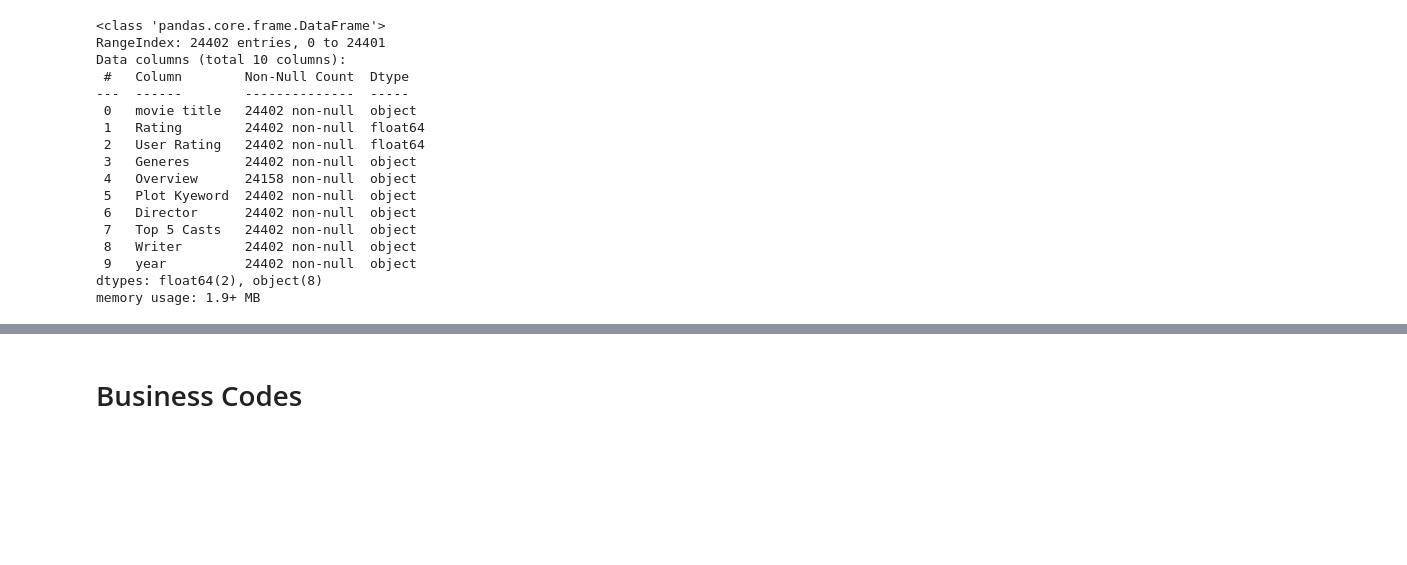
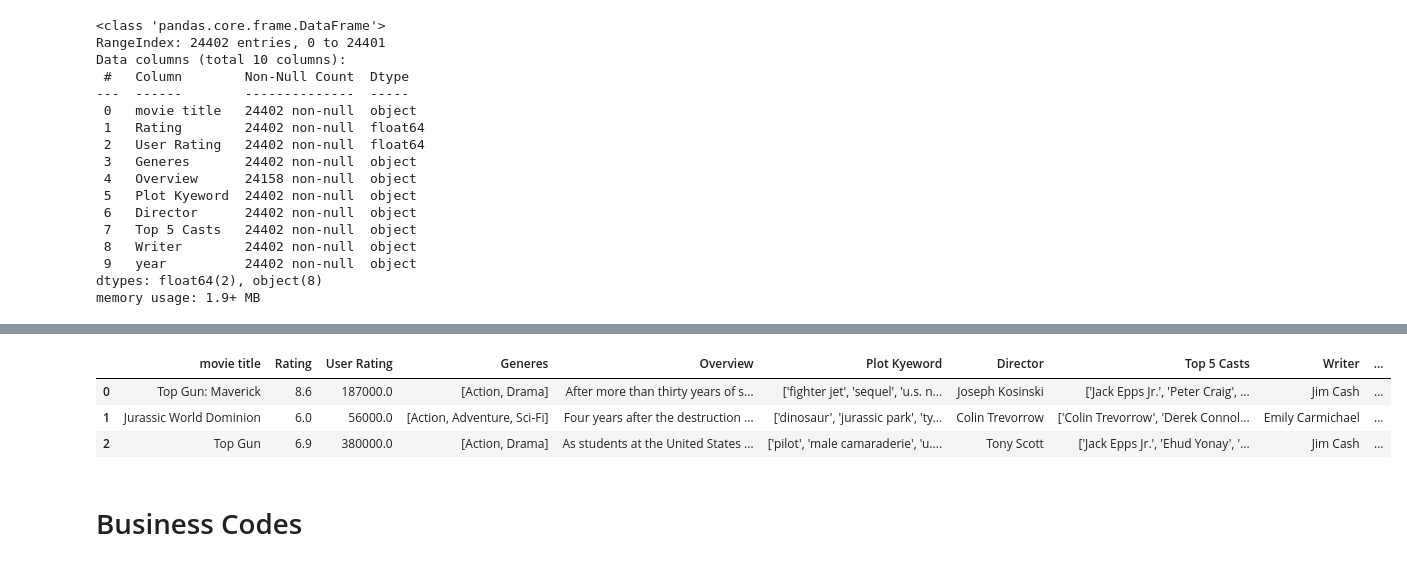
Before and after one commit to liboliang01/Movie_Analysis, a Jupyter notebook: movies_preprocessing.ipynb, the cells around one changed output, grey strips where cells are left out. Cells and saved outputs as stored; diff of their text form; code cells hidden in the pictures; blank space fills up the shorter version.

Commit message:
genre & director analysis

```diff
--- a/movies_preprocessing.ipynb
+++ b/movies_preprocessing.ipynb
@@ -167,7 +167,7 @@ df['year']=df['year'].fillna("1900")
 # %%
 # df['year']=df['year']+"-01-01"
 # %%
-df['year']=pd.to_datetime(df['year'])
+# df['year']=pd.to_datetime(df['year'])
 # %%
 df.info()
 # %% [output]
@@ -199,0 +198,9 @@ df.to_csv("movies_clean.csv")
+# %%
+df['Generes']=df['Generes'].str.strip('[]').str.replace(' ','').str.replace("'",'')
+df['Generes']=df['Generes'].str.split(',')
+df.head(3)
+# %% [output]
+|  | movie title | Rating | User Rating | Generes | Overview | Plot Kyeword | Director | Top 5 Casts | Writer | ... |
+| 0 | Top Gun: Maverick | 8.6 | 187000.0 | [Action, Drama] | After more than thirty years of s... | ['fighter jet', 'sequel', 'u.s. n... | Joseph Kosinski | ['Jack Epps Jr.', 'Peter Craig', ... | Jim Cash | ... |
+| 1 | Jurassic World Dominion | 6.0 | 56000.0 | [Action, Adventure, Sci-Fi] | Four years after the destruction ... | ['dinosaur', 'jurassic park', 'ty... | Colin Trevorrow | ['Colin Trevorrow', 'Derek Connol... | Emily Carmichael | ... |
+| 2 | Top Gun | 6.9 | 380000.0 | [Action, Drama] | As students at the United States ... | ['pilot', 'male camaraderie', 'u.... | Tony Scott | ['Jack Epps Jr.', 'Ehud Yonay', '... | Jim Cash | ... |
```
Also changed, not shown: parts of 2 cells of this notebook, 3 other files.
